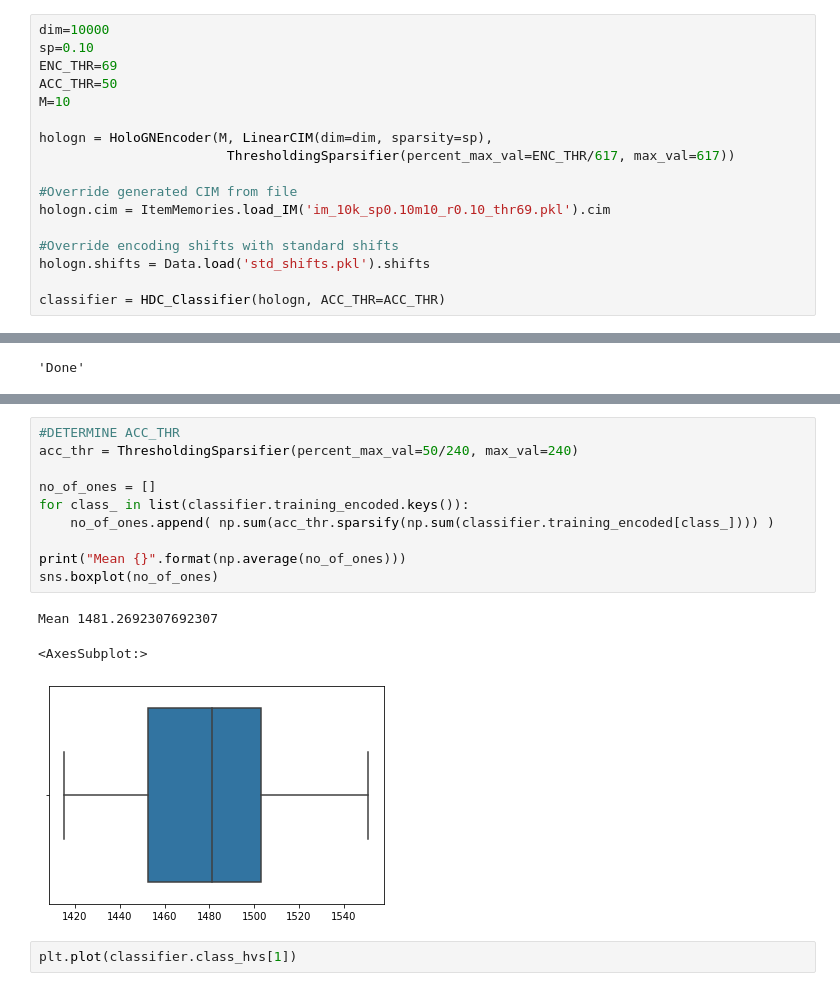
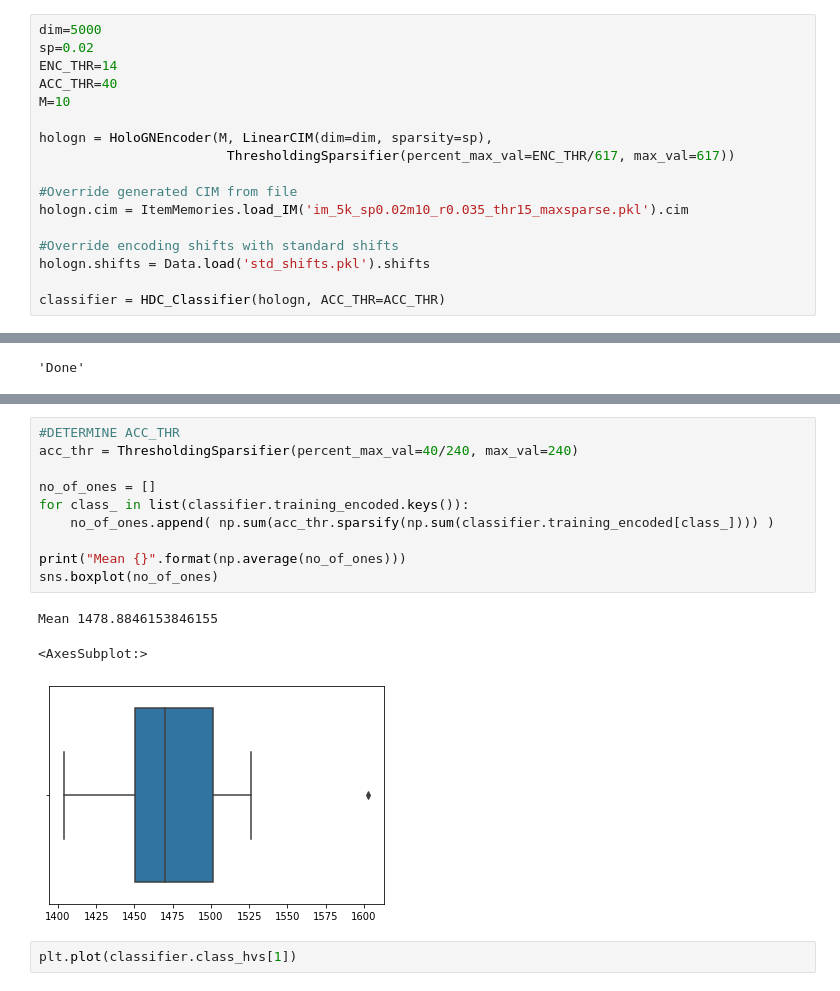
Before and after one commit to regonzalez26/sparse_hdc, a Jupyter notebook: acc_thr_test.ipynb, the cells around one changed output, grey strips where cells are left out. Saved outputs shown, nothing was run; the diff lists cells and outputs as text.

```diff
--- a/acc_thr_test.ipynb
+++ b/acc_thr_test.ipynb
@@ -341,17 +369,17 @@ def plot_encoding_sparsity_jitter(encoded_training_data, target_sparsity, ENC_TH
 # %% [markdown]
 # TESTING
 # %%
-dim=10000
-sp=0.10
-ENC_THR=69
-ACC_THR=50
+dim=5000
+sp=0.02
+ENC_THR=14
+ACC_THR=40
 M=10
 
 hologn = HoloGNEncoder(M, LinearCIM(dim=dim, sparsity=sp),
                         ThresholdingSparsifier(percent_max_val=ENC_THR/617, max_val=617))
 
 #Override generated CIM from file
-hologn.cim = ItemMemories.load_IM('im_10k_sp0.10m10_r0.10_thr69.pkl').cim
+hologn.cim = ItemMemories.load_IM('im_5k_sp0.02m10_r0.035_thr15_maxsparse.pkl').cim
 
 #Override encoding shifts with standard shifts
 hologn.shifts = Data.load('std_shifts.pkl').shifts
@@ -385,17 +413,17 @@ classifier.test()
 # %%
 #DETERMINE ACC_THR
-acc_thr = ThresholdingSparsifier(percent_max_val=50/240, max_val=240)
+acc_thr = ThresholdingSparsifier(percent_max_val=40/240, max_val=240)
 
 no_of_ones = []
 for class_ in list(classifier.training_encoded.keys()):
     no_of_ones.append( np.sum(acc_thr.sparsify(np.sum(classifier.training_encoded[class_]))) )
 
 print("Mean {}".format(np.average(no_of_ones)))
 sns.boxplot(no_of_ones)
 # %% [output]
-Mean 1481.2692307692307
+Mean 1478.8846153846155
 <AxesSubplot:>
-[figure, old version]
+[figure, new version]
 # %%
 plt.plot(classifier.class_hvs[1])
 # %% [output]
```
Also changed, not shown: parts of 3 cells of this notebook, 24 other files.
